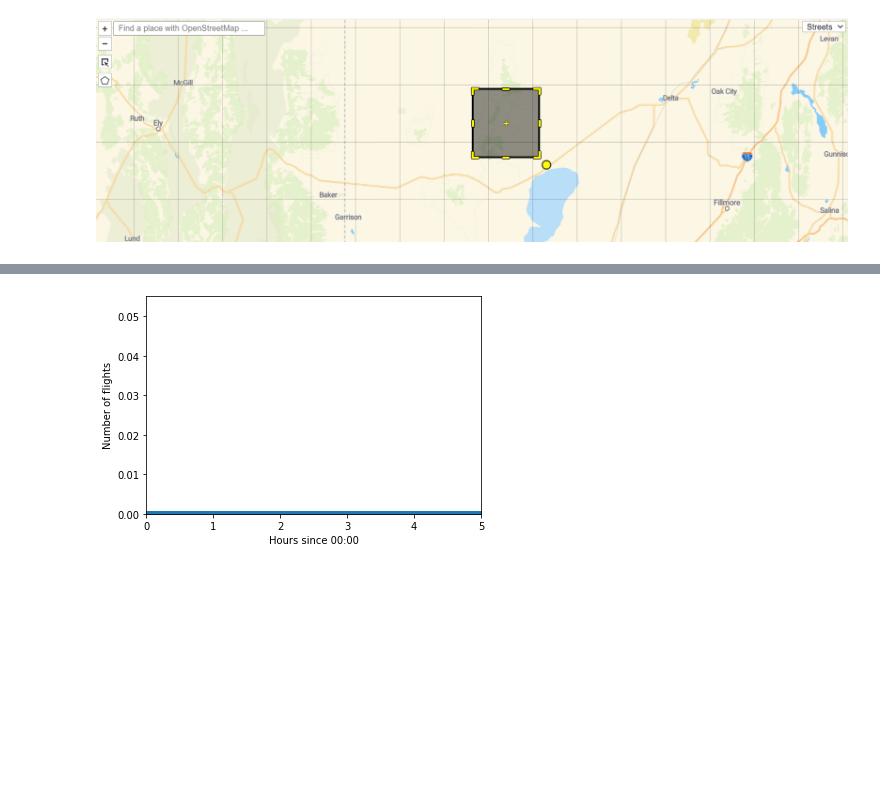
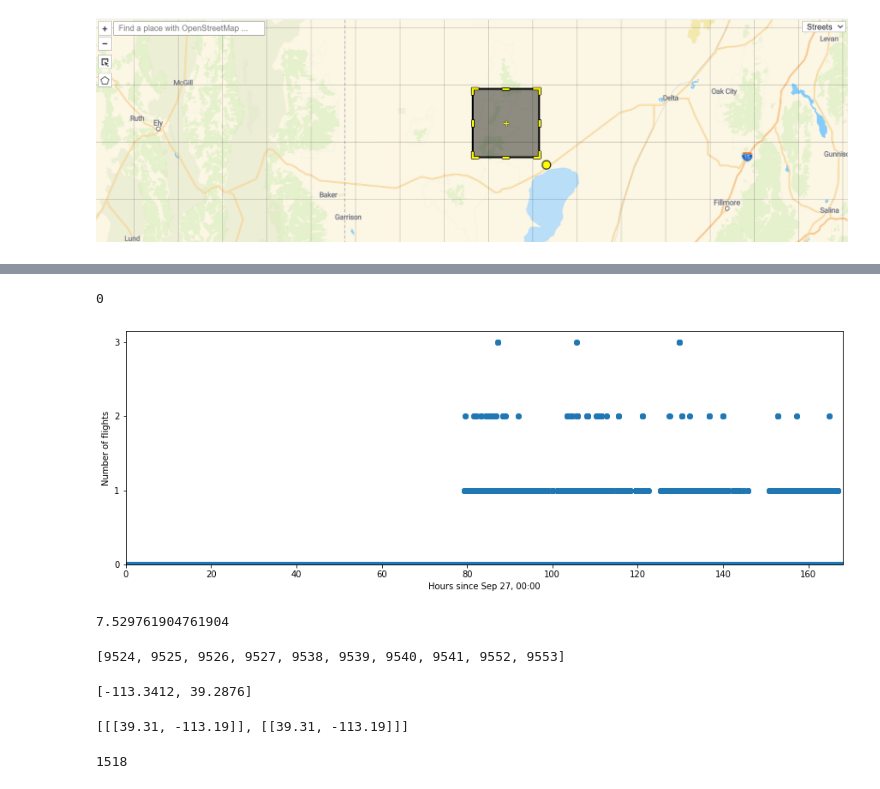
Before and after one commit to christianhbye/eigsep_misc, a Jupyter notebook: flights.ipynb, the cells around one changed output, grey strips where cells are left out. Cells and saved outputs as stored; diff of their text form; code cells hidden in the pictures; blank space fills up the shorter version.

Commit message:
finish one week survey with plots

```diff
--- a/flights.ipynb
+++ b/flights.ipynb
@@ -37,12 +38,12 @@ lon_max = -113.1708
 # %%
 # get data every minute for a day, Sep 27 00:00 to 23:59 inclusive (in PDT, which is UTC-07:00)
 time_start = int(datetime.datetime(2021, 9, 27, 0, 0, 0).timestamp())  # in PDT, can confirm with datetime.dateime.now()
-time_res = 15  # seconds
-seconds_per_day = 3600 * 5  # 24
+time_res = 30  # seconds
+seconds_per_week = 3600 * 24 * 7
 #seconds_per_hour = 3600
-times = [time_start + i * time_res for i in range(seconds_per_day // time_res)]
+times = [time_start + i * time_res for i in range(seconds_per_week // time_res)]
 # %%
-flights = []
-for i, t in enumerate(tqdm.tqdm(times)):
+#flights = []
+for i, t in enumerate(tqdm.tqdm(times[len(flights):])):
     d = get_count(t, lat_max, lat_min, lon_min, lon_max)
     flights.append(d)
@@ -78,10 +50,15 @@ plt.show()b
+# %%
+len(flights) - len(times)
+# %% [output]
+0
 # %%
-plt.figure()
+plt.figure(figsize=(15,5))
 plt.scatter([(t-times[0])/3600 for t in times], [len(x) for x in flights])
-plt.xlabel('Hours since 00:00')
+plt.xlabel('Hours since Sep 27, 00:00')
 plt.ylabel('Number of flights')
 plt.ylim(0)
-plt.xlim(0, 5)
+plt.xlim(0, 168)
+plt.yticks([0, 1, 2, 3])
 plt.show()
 # %% [output]
-[figure, old version]
+[figure, new version]
@@ -87,0 +67,20 @@ plt.show()
+# %%
+len(flight_indices)/len(flights) * 100  # % time with a flight
+# %% [output]
+7.529761904761904
+# %%
+flight_indices[:10]
+# %% [output]
+[9524, 9525, 9526, 9527, 9538, 9539, 9540, 9541, 9552, 9553]
+# %%
+flights[flight_indices[1]][0][::-1]
+# %% [output]
+[-113.3412, 39.2876]
+# %%
+flights[9526:9528]
+# %% [output]
+[[[39.31, -113.19]], [[39.31, -113.19]]]
+# %%
+len(flight_indices)
+# %% [output]
+1518
```
Also changed, not shown: parts of 7 cells of this notebook.
